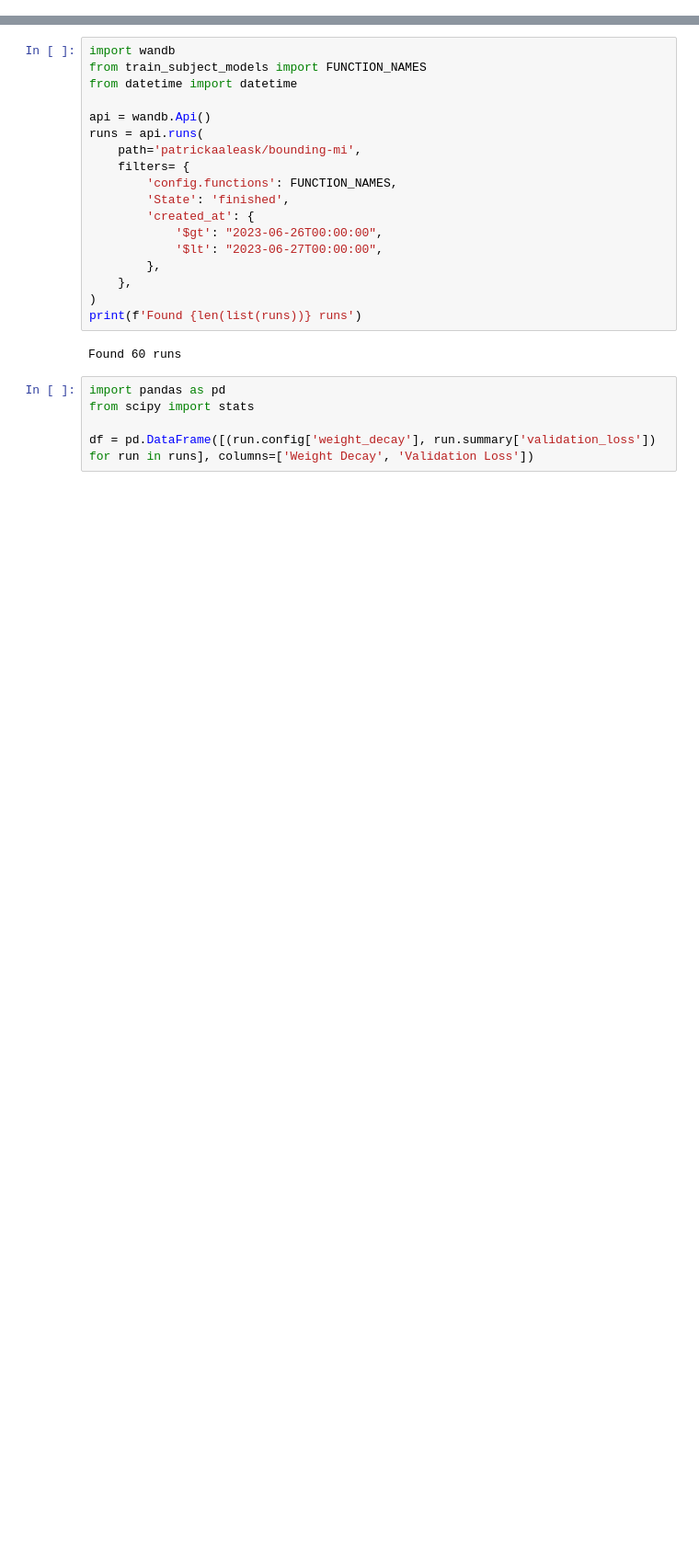
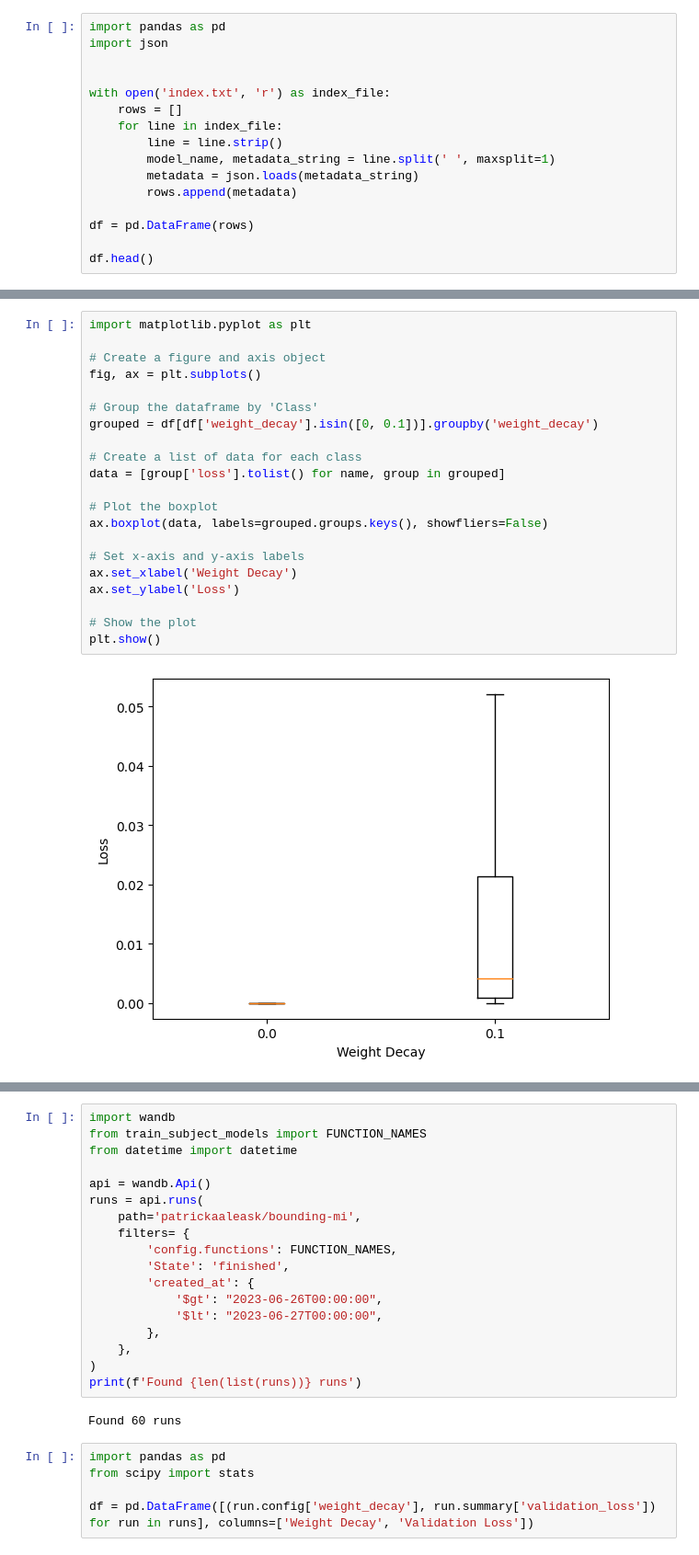
Before and after one commit to pleask/ALMI, a Jupyter notebook: analysis.ipynb, the cells around one changed output, grey strips where cells are left out. Shown at 92% size. Drawn from its saved outputs; the diff is of its cells as text; blank space fills up the shorter version.

```diff
--- a/analysis.ipynb
+++ b/analysis.ipynb
@@ -0,0 +3,16 @@
+# %%
+import pandas as pd
+import json
+
+
+with open('index.txt', 'r') as index_file:
+    rows = []
+    for line in index_file:
+        line = line.strip()
+        model_name, metadata_string = line.split(' ', maxsplit=1)
+        metadata = json.loads(metadata_string)
+        rows.append(metadata)
+
+df = pd.DataFrame(rows)
+
+df.head()
@@ -0,0 +36,23 @@
+# %%
+import matplotlib.pyplot as plt
+
+# Create a figure and axis object
+fig, ax = plt.subplots()
+
+# Group the dataframe by 'Class'
+grouped = df[df['weight_decay'].isin([0, 0.1])].groupby('weight_decay')
+
+# Create a list of data for each class
+data = [group['loss'].tolist() for name, group in grouped]
+
+# Plot the boxplot
+ax.boxplot(data, labels=grouped.groups.keys(), showfliers=False)
+
+# Set x-axis and y-axis labels
+ax.set_xlabel('Weight Decay')
+ax.set_ylabel('Loss')
+
+# Show the plot
+plt.show()
+# %% [output]
+[figure, added]
```
Also changed, not shown: parts of 7 cells of this notebook, 5 other files.
